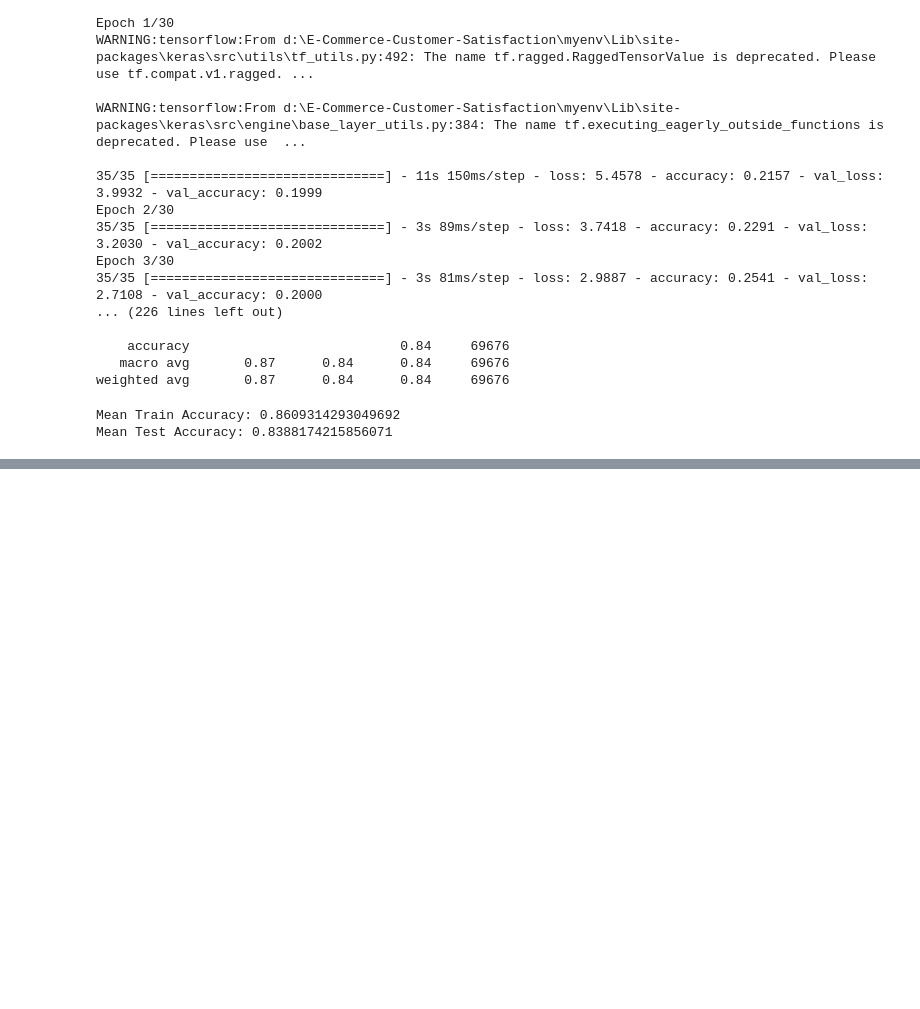
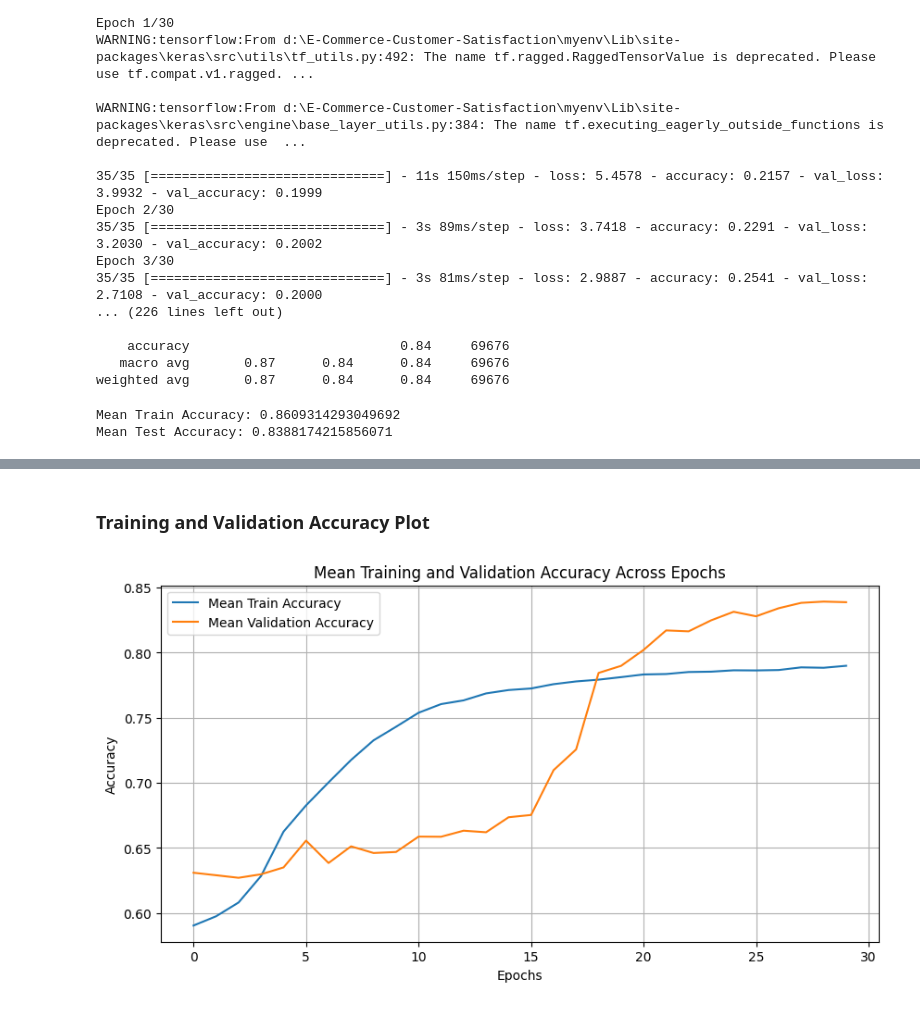
Before and after one commit to Roony0708/DeepCSAT-E-Commerce-Customer-Satisfaction, a Jupyter notebook: ECOM_CSAT_model.ipynb, the cells around one changed output, grey strips where cells are left out. Cells and saved outputs as stored; diff of their text form; code cells hidden in the pictures; blank space fills up the shorter version.

```diff
--- a/ECOM_CSAT_model.ipynb
+++ b/ECOM_CSAT_model.ipynb
@@ -2340,0 +2466,26 @@ Mean Test Accuracy: 0.8388174215856071
+# %% [markdown]
+### **Training and Validation Accuracy Plot**
+# %%
+# Assuming history_list contains the training history for each fold
+mean_train_accuracy = []
+mean_val_accuracy = []
+
+# Calculate mean accuracy for each epoch
+for epoch in range(30):  # Assuming max 30 epochs
+    epoch_train_acc = np.mean([history['accuracy'][epoch] for history in history_list if epoch < len(history['accuracy'])])
+    epoch_val_acc = np.mean([history['val_accuracy'][epoch] for history in history_list if epoch < len(history['val_accuracy'])])
+    mean_train_accuracy.append(epoch_train_acc)
+    mean_val_accuracy.append(epoch_val_acc)
+
+# Plot mean train and validation accuracy
+plt.figure(figsize=(10, 5))
+plt.plot(mean_train_accuracy, label='Mean Train Accuracy')
+plt.plot(mean_val_accuracy, label='Mean Validation Accuracy')
+plt.title('Mean Training and Validation Accuracy Across Epochs')
+plt.xlabel('Epochs')
+plt.ylabel('Accuracy')
+plt.legend()
+plt.grid(True)
+plt.show()
+# %% [output]
+[figure, added]
```
Also changed, not shown: parts of 11 cells of this notebook.
